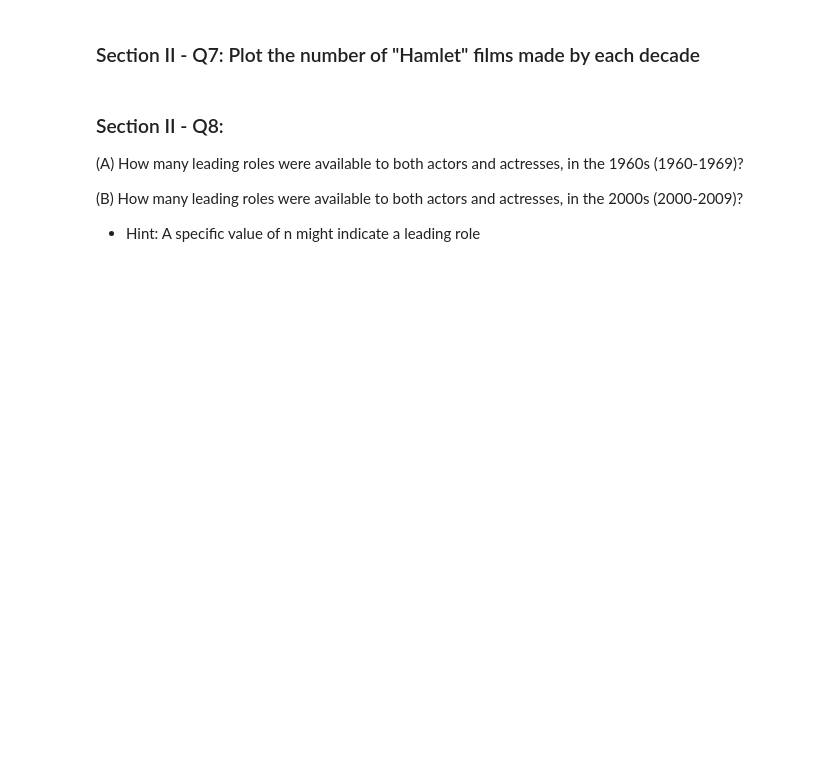
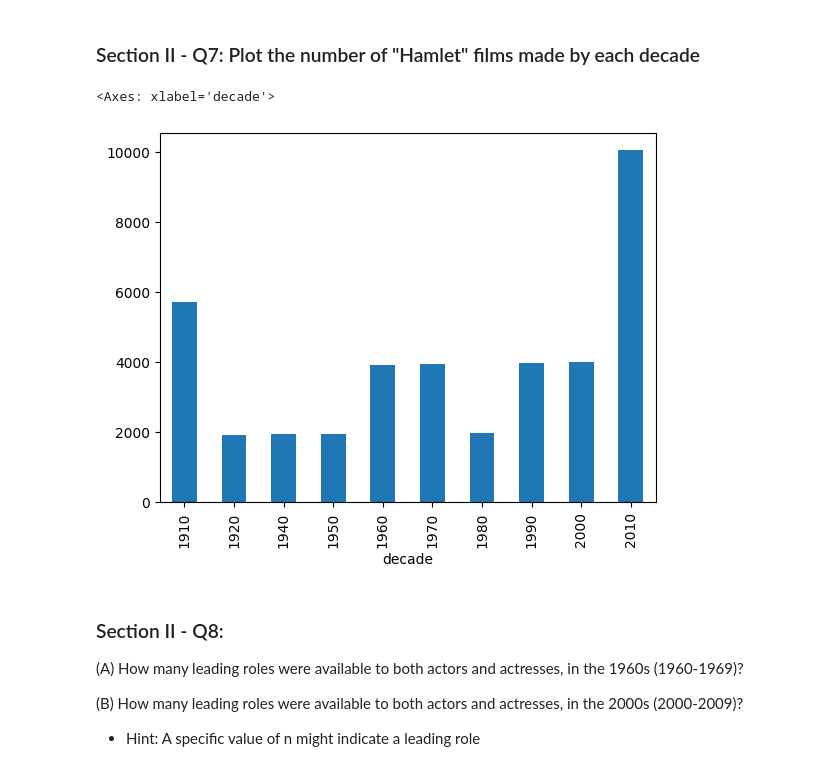
Before and after one commit to peter-welander/mec-mini-projects, a Jupyter notebook: mec-5.3.10-data-wranging-with-pandas-mini-project/Mini_Project_Data_Wrangling_Pandas.ipynb, the cells around one changed output. Drawn from its saved outputs; the diff is of its cells as text; code cells hidden in the pictures; blank space fills up the shorter version.

```diff
--- a/mec-5.3.10-data-wranging-with-pandas-mini-project/Mini_Project_Data_Wrangling_Pandas.ipynb
+++ b/mec-5.3.10-data-wranging-with-pandas-mini-project/Mini_Project_Data_Wrangling_Pandas.ipynb
@@ -417,5 +514,11 @@ top_ten.plot(kind='barh')
 # %% [markdown]
 ### Section II - Q7: Plot the number of "Hamlet" films made by each decade
+# %%
+hamelet_movies = movies[movies.title=='Hamlet']
+hamelet_movies.groupby('decade')['decade'].sum().plot(kind='bar')
+# %% [output]
+<Axes: xlabel='decade'>
+[figure, added]
 # %% [markdown]
 ### Section II - Q8:
 
```
Also changed, not shown: parts of 13 cells of this notebook.
